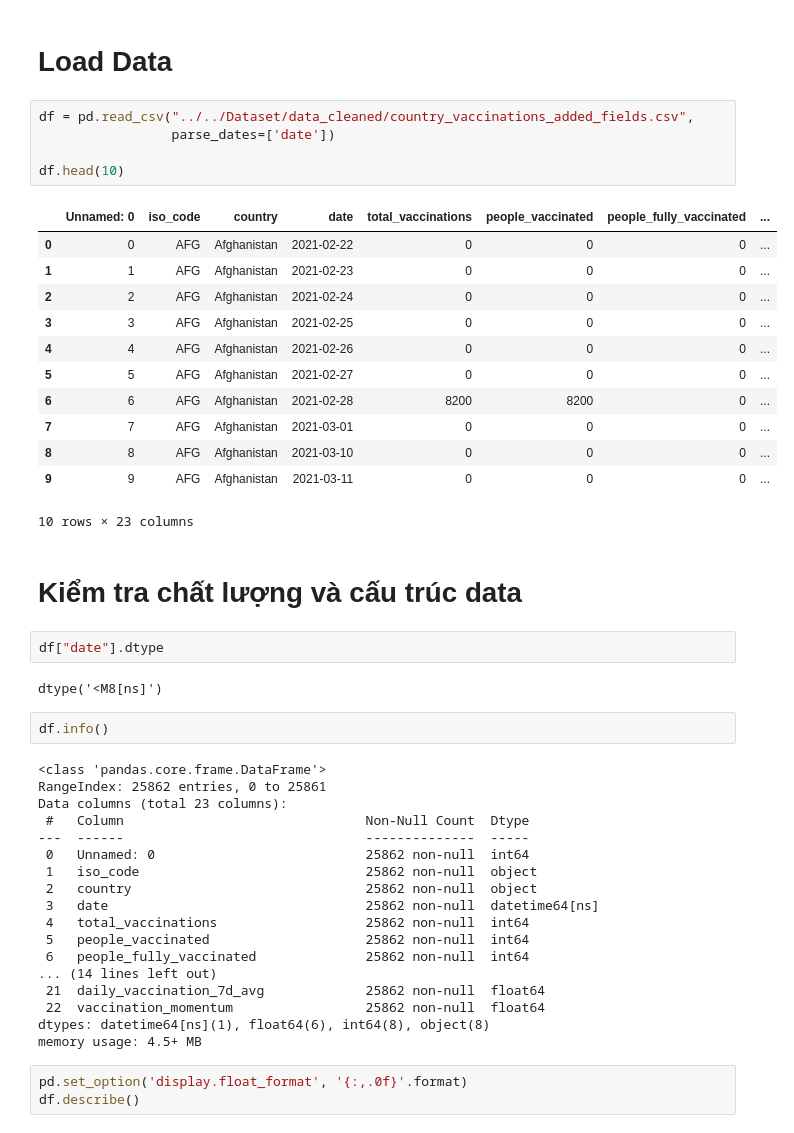
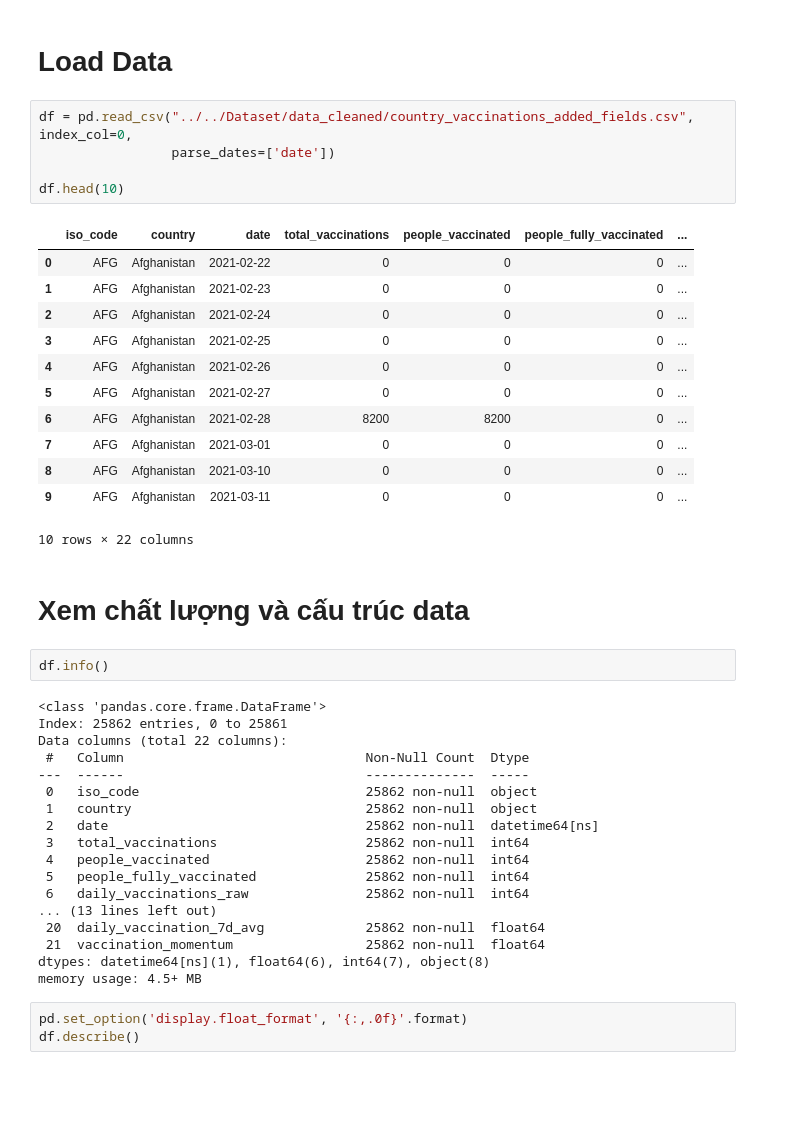
Before and after one commit to zkqqd/covid19-vaccination-progress-viz, a Jupyter notebook: Source/EDA/EDA.ipynb, the cells around one changed output. Saved outputs shown, nothing was run; the diff lists cells and outputs as text; blank space fills up the shorter version.

```diff
--- a/Source/EDA/EDA.ipynb
+++ b/Source/EDA/EDA.ipynb
@@ -8,48 +8,44 @@ import seaborn as sns
 # %% [markdown]
 # Load Data
 # %%
-df = pd.read_csv("../../Dataset/data_cleaned/country_vaccinations_added_fields.csv",
+df = pd.read_csv("../../Dataset/data_cleaned/country_vaccinations_added_fields.csv", index_col=0,
                  parse_dates=['date'])
 
 df.head(10)
 # %% [output]
-|  | Unnamed: 0 | iso_code | country | date | total_vaccinations | people_vaccinated | people_fully_vaccinated | ... |
-| 0 | 0 | AFG | Afghanistan | 2021-02-22 | 0 | 0 | 0 | ... |
-| 1 | 1 | AFG | Afghanistan | 2021-02-23 | 0 | 0 | 0 | ... |
-| 2 | 2 | AFG | Afghanistan | 2021-02-24 | 0 | 0 | 0 | ... |
-| 3 | 3 | AFG | Afghanistan | 2021-02-25 | 0 | 0 | 0 | ... |
-| 4 | 4 | AFG | Afghanistan | 2021-02-26 | 0 | 0 | 0 | ... |
-| 5 | 5 | AFG | Afghanistan | 2021-02-27 | 0 | 0 | 0 | ... |
-| 6 | 6 | AFG | Afghanistan | 2021-02-28 | 8200 | 8200 | 0 | ... |
-| 7 | 7 | AFG | Afghanistan | 2021-03-01 | 0 | 0 | 0 | ... |
-| 8 | 8 | AFG | Afghanistan | 2021-03-10 | 0 | 0 | 0 | ... |
-| 9 | 9 | AFG | Afghanistan | 2021-03-11 | 0 | 0 | 0 | ... |
+|  | iso_code | country | date | total_vaccinations | people_vaccinated | people_fully_vaccinated | ... |
+| 0 | AFG | Afghanistan | 2021-02-22 | 0 | 0 | 0 | ... |
+| 1 | AFG | Afghanistan | 2021-02-23 | 0 | 0 | 0 | ... |
+| 2 | AFG | Afghanistan | 2021-02-24 | 0 | 0 | 0 | ... |
+| 3 | AFG | Afghanistan | 2021-02-25 | 0 | 0 | 0 | ... |
+| 4 | AFG | Afghanistan | 2021-02-26 | 0 | 0 | 0 | ... |
+| 5 | AFG | Afghanistan | 2021-02-27 | 0 | 0 | 0 | ... |
+| 6 | AFG | Afghanistan | 2021-02-28 | 8200 | 8200 | 0 | ... |
+| 7 | AFG | Afghanistan | 2021-03-01 | 0 | 0 | 0 | ... |
+| 8 | AFG | Afghanistan | 2021-03-10 | 0 | 0 | 0 | ... |
+| 9 | AFG | Afghanistan | 2021-03-11 | 0 | 0 | 0 | ... |
-10 rows × 23 columns
+10 rows × 22 columns
 # %% [markdown]
-# Kiểm tra chất lượng và cấu trúc data
+# Xem chất lượng và cấu trúc data
-# %%
-df["date"].dtype
-# %% [output]
-dtype('<M8[ns]')
 # %%
 df.info()
 # %% [output]
 <class 'pandas.core.frame.DataFrame'>
-RangeIndex: 25862 entries, 0 to 25861
-Data columns (total 23 columns):
+Index: 25862 entries, 0 to 25861
+Data columns (total 22 columns):
  #   Column                               Non-Null Count  Dtype
 ---  ------                               --------------  -----
- 0   Unnamed: 0                           25862 non-null  int64
- 1   iso_code                             25862 non-null  object
- 2   country                              25862 non-null  object
- 3   date                                 25862 non-null  datetime64[ns]
- 4   total_vaccinations                   25862 non-null  int64
- 5   people_vaccinated                    25862 non-null  int64
- 6   people_fully_vaccinated              25862 non-null  int64
-... (14 lines left out)
- 21  daily_vaccination_7d_avg             25862 non-null  float64
- 22  vaccination_momentum                 25862 non-null  float64
-dtypes: datetime64[ns](1), float64(6), int64(8), object(8)
+ 0   iso_code                             25862 non-null  object
+ 1   country                              25862 non-null  object
+ 2   date                                 25862 non-null  datetime64[ns]
+ 3   total_vaccinations                   25862 non-null  int64
+ 4   people_vaccinated                    25862 non-null  int64
+ 5   people_fully_vaccinated              25862 non-null  int64
+ 6   daily_vaccinations_raw               25862 non-null  int64
+... (13 lines left out)
+ 20  daily_vaccination_7d_avg             25862 non-null  float64
+ 21  vaccination_momentum                 25862 non-null  float64
+dtypes: datetime64[ns](1), float64(6), int64(7), object(8)
 memory usage: 4.5+ MB
 # %%
 pd.set_option('display.float_format', '{:,.0f}'.format)
```
Also changed, not shown: parts of 14 cells of this notebook.
